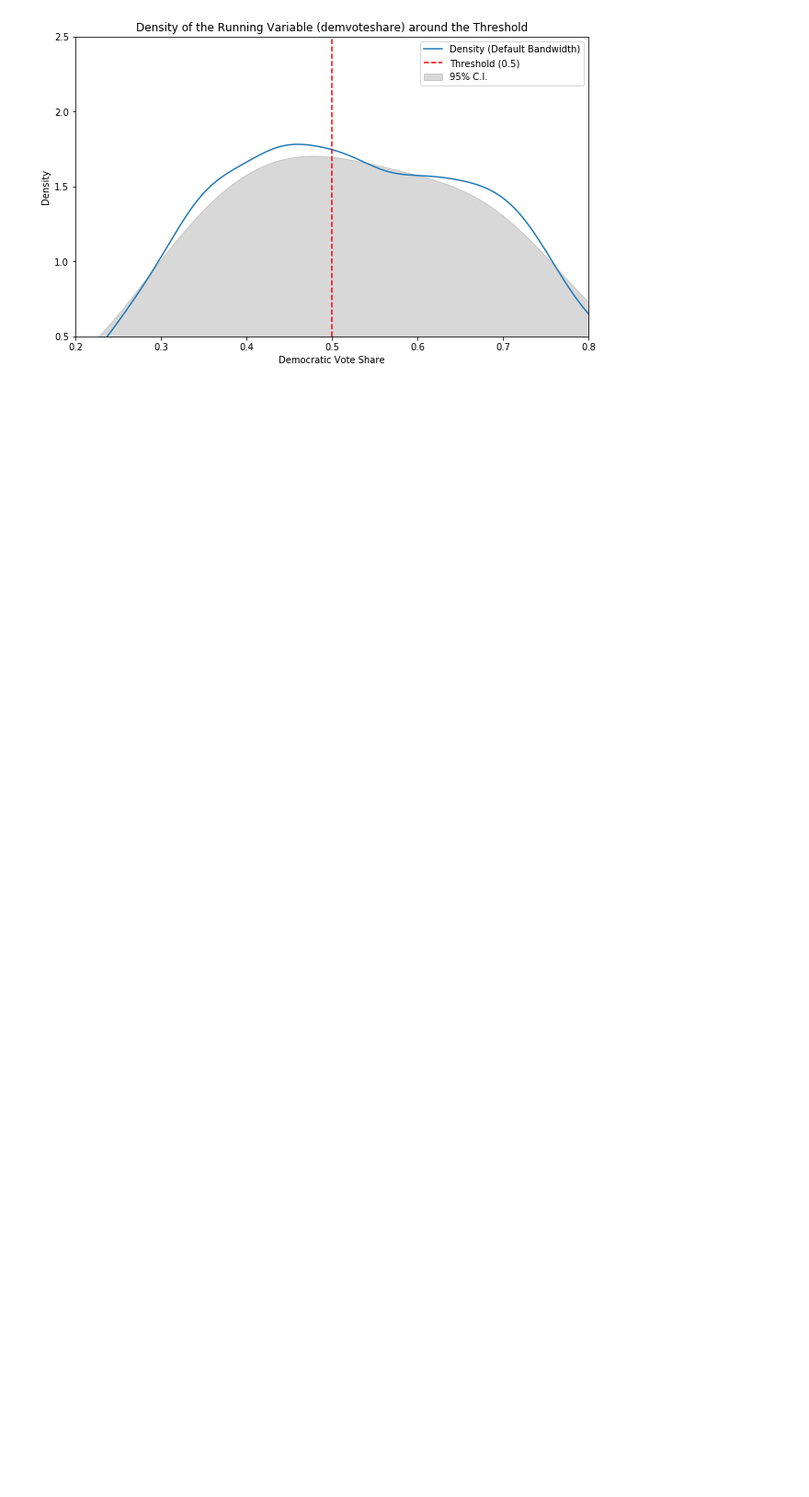
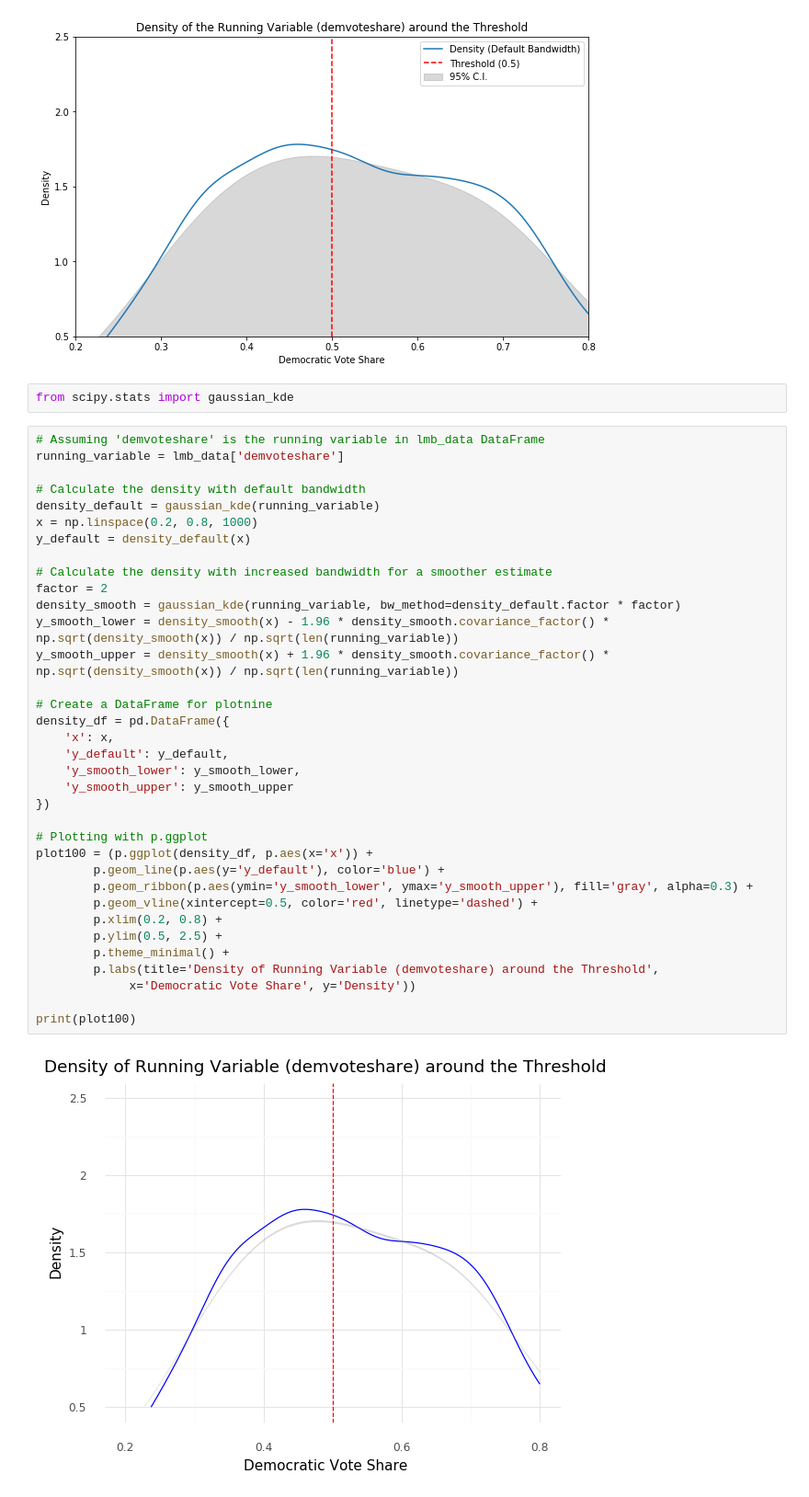
Before and after one commit to yidanzhao00/Regression-Discontinuity-Design-Application, a Jupyter notebook: ECON615_RDD.ipynb, the cells around one changed output. Shown: that part at 92% size. Cells and saved outputs as stored; diff of their text form; blank space fills up the shorter version.

```diff
--- a/ECON615_RDD.ipynb
+++ b/ECON615_RDD.ipynb
@@ -299,3 +309,42 @@ plt.legend()
 plt.show()
 # %% [output]
 [figure]
+# %%
+from scipy.stats import gaussian_kde
+# %%
+# Assuming 'demvoteshare' is the running variable in lmb_data DataFrame
+running_variable = lmb_data['demvoteshare']
+
+# Calculate the density with default bandwidth
+density_default = gaussian_kde(running_variable)
+x = np.linspace(0.2, 0.8, 1000)
+y_default = density_default(x)
+
+# Calculate the density with increased bandwidth for a smoother estimate
+factor = 2
+density_smooth = gaussian_kde(running_variable, bw_method=density_default.factor * factor)
+y_smooth_lower = density_smooth(x) - 1.96 * density_smooth.covariance_factor() * np.sqrt(density_smooth(x)) / np.sqrt(len(running_variable))
+y_smooth_upper = density_smooth(x) + 1.96 * density_smooth.covariance_factor() * np.sqrt(density_smooth(x)) / np.sqrt(len(running_variable))
+
+# Create a DataFrame for plotnine
+density_df = pd.DataFrame({
+    'x': x,
+    'y_default': y_default,
+    'y_smooth_lower': y_smooth_lower,
+    'y_smooth_upper': y_smooth_upper
+})
+
+# Plotting with p.ggplot
+plot100 = (p.ggplot(density_df, p.aes(x='x')) +
+        p.geom_line(p.aes(y='y_default'), color='blue') +
+        p.geom_ribbon(p.aes(ymin='y_smooth_lower', ymax='y_smooth_upper'), fill='gray', alpha=0.3) +
+        p.geom_vline(xintercept=0.5, color='red', linetype='dashed') +
+        p.xlim(0.2, 0.8) +
+        p.ylim(0.5, 2.5) +
+        p.theme_minimal() +
+        p.labs(title='Density of Running Variable (demvoteshare) around the Threshold',
+             x='Democratic Vote Share', y='Density'))
+
+print(plot100)
+# %% [output]
+[figure, added]
```
Also changed, not shown: parts of 4 cells of this notebook.
